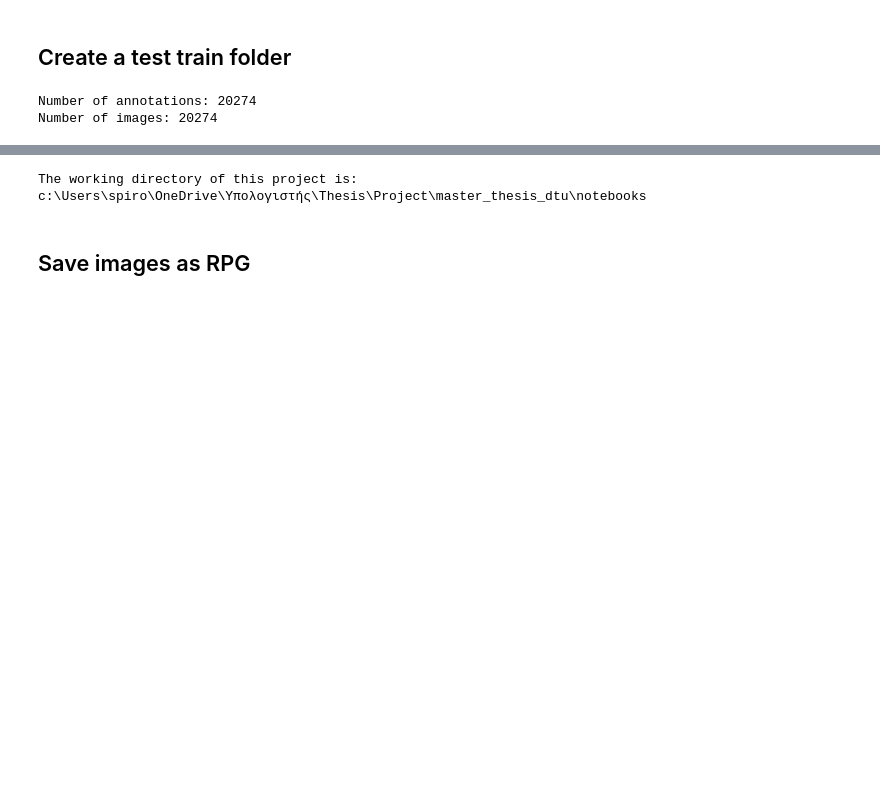
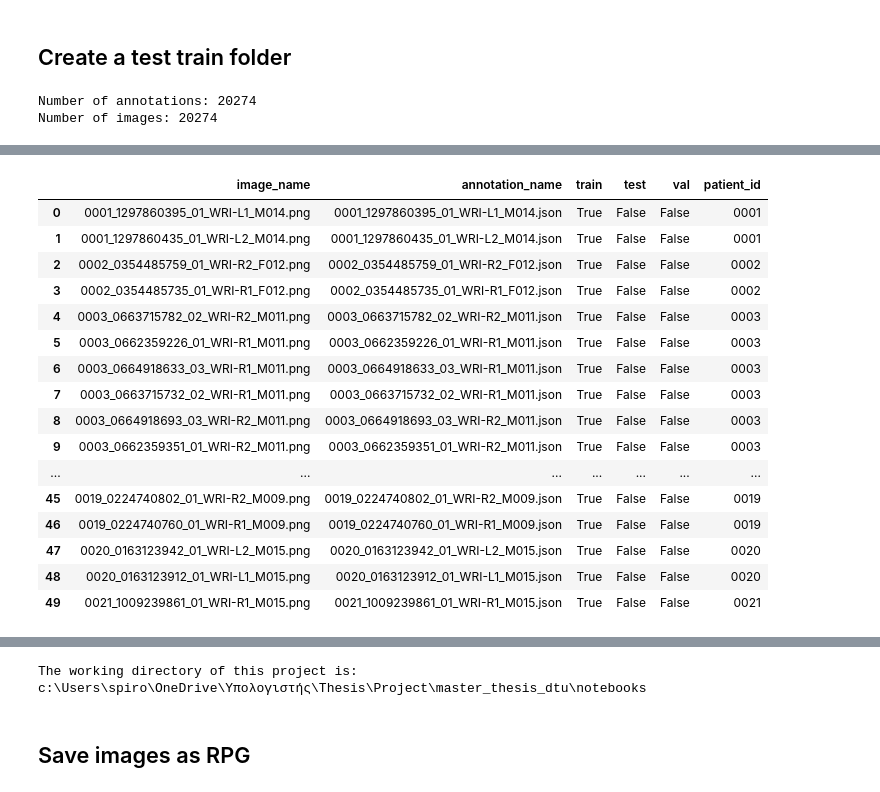
Before and after one commit to Spyros-Vl/master_thesis_dtu, a Jupyter notebook: notebooks/Data_processing.ipynb, the cells around one changed output, grey strips where cells are left out. Cells and saved outputs as stored; diff of their text form; code cells hidden in the pictures; blank space fills up the shorter version.

```diff
--- a/notebooks/Data_processing.ipynb
+++ b/notebooks/Data_processing.ipynb
@@ -75,0 +183,20 @@ Number of images: 20274
+# %%
+sorted_df.head(50)
+# %% [output]
+|  | image_name | annotation_name | train | test | val | patient_id |
+| 0 | 0001_1297860395_01_WRI-L1_M014.png | 0001_1297860395_01_WRI-L1_M014.json | True | False | False | 0001 |
+| 1 | 0001_1297860435_01_WRI-L2_M014.png | 0001_1297860435_01_WRI-L2_M014.json | True | False | False | 0001 |
+| 2 | 0002_0354485759_01_WRI-R2_F012.png | 0002_0354485759_01_WRI-R2_F012.json | True | False | False | 0002 |
+| 3 | 0002_0354485735_01_WRI-R1_F012.png | 0002_0354485735_01_WRI-R1_F012.json | True | False | False | 0002 |
+| 4 | 0003_0663715782_02_WRI-R2_M011.png | 0003_0663715782_02_WRI-R2_M011.json | True | False | False | 0003 |
+| 5 | 0003_0662359226_01_WRI-R1_M011.png | 0003_0662359226_01_WRI-R1_M011.json | True | False | False | 0003 |
+| 6 | 0003_0664918633_03_WRI-R1_M011.png | 0003_0664918633_03_WRI-R1_M011.json | True | False | False | 0003 |
+| 7 | 0003_0663715732_02_WRI-R1_M011.png | 0003_0663715732_02_WRI-R1_M011.json | True | False | False | 0003 |
+| 8 | 0003_0664918693_03_WRI-R2_M011.png | 0003_0664918693_03_WRI-R2_M011.json | True | False | False | 0003 |
+| 9 | 0003_0662359351_01_WRI-R2_M011.png | 0003_0662359351_01_WRI-R2_M011.json | True | False | False | 0003 |
+| ... | ... | ... | ... | ... | ... | ... |
+| 45 | 0019_0224740802_01_WRI-R2_M009.png | 0019_0224740802_01_WRI-R2_M009.json | True | False | False | 0019 |
+| 46 | 0019_0224740760_01_WRI-R1_M009.png | 0019_0224740760_01_WRI-R1_M009.json | True | False | False | 0019 |
+| 47 | 0020_0163123942_01_WRI-L2_M015.png | 0020_0163123942_01_WRI-L2_M015.json | True | False | False | 0020 |
+| 48 | 0020_0163123912_01_WRI-L1_M015.png | 0020_0163123912_01_WRI-L1_M015.json | True | False | False | 0020 |
+| 49 | 0021_1009239861_01_WRI-R1_M015.png | 0021_1009239861_01_WRI-R1_M015.json | True | False | False | 0021 |
```
Also changed, not shown: parts of 24 cells of this notebook, 7 other files.
